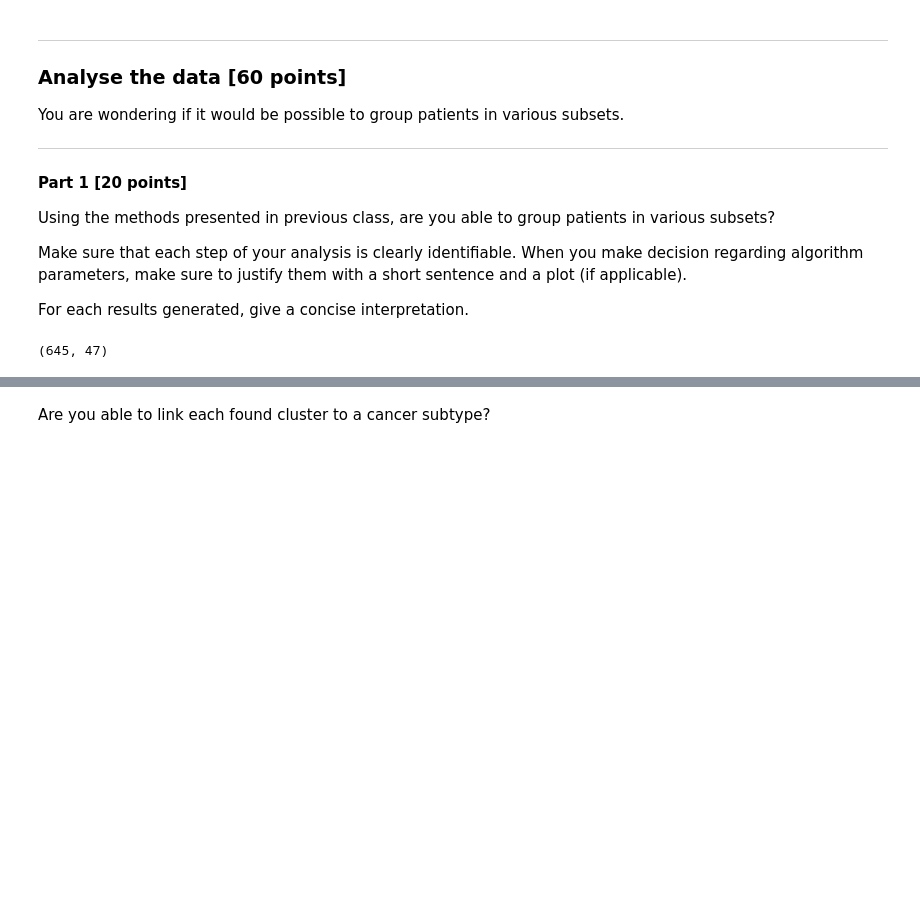
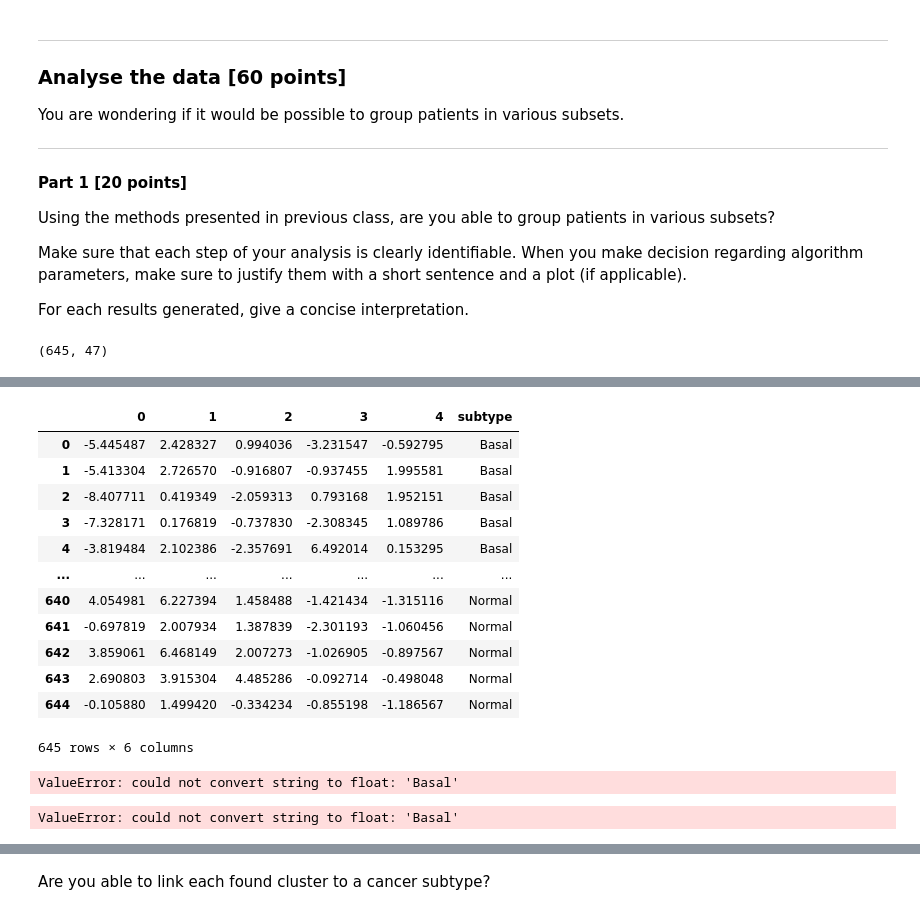
Before and after one commit to nkhetarpal/BIM6065C_S22_data_analysis, a Jupyter notebook: BIM6065C/ds3/data_analysis_3.ipynb, the cells around one changed output, grey strips where cells are left out. Saved outputs shown, nothing was run; the diff lists cells and outputs as text; code cells hidden in the pictures; blank space fills up the shorter version.

```diff
--- a/BIM6065C/ds3/data_analysis_3.ipynb
+++ b/BIM6065C/ds3/data_analysis_3.ipynb
@@ -453 +502,29 @@ sns.pairplot(data=data_penguin, hue="cluster") #no great clusters tbh, can look
+# %%
+rpd = reduce_patient_data
+rpd
+# %% [output]
+|  | 0 | 1 | 2 | 3 | 4 | subtype |
+| 0 | -5.445487 | 2.428327 | 0.994036 | -3.231547 | -0.592795 | Basal |
+| 1 | -5.413304 | 2.726570 | -0.916807 | -0.937455 | 1.995581 | Basal |
+| 2 | -8.407711 | 0.419349 | -2.059313 | 0.793168 | 1.952151 | Basal |
+| 3 | -7.328171 | 0.176819 | -0.737830 | -2.308345 | 1.089786 | Basal |
+| 4 | -3.819484 | 2.102386 | -2.357691 | 6.492014 | 0.153295 | Basal |
+| ... | ... | ... | ... | ... | ... | ... |
+| 640 | 4.054981 | 6.227394 | 1.458488 | -1.421434 | -1.315116 | Normal |
+| 641 | -0.697819 | 2.007934 | 1.387839 | -2.301193 | -1.060456 | Normal |
+| 642 | 3.859061 | 6.468149 | 2.007273 | -1.026905 | -0.897567 | Normal |
+| 643 | 2.690803 | 3.915304 | 4.485286 | -0.092714 | -0.498048 | Normal |
+| 644 | -0.105880 | 1.499420 | -0.334234 | -0.855198 | -1.186567 | Normal |
+645 rows × 6 columns
+# %%
+kmeans_rpd = kmean.fit(rpd)
+rpd.loc[:,"cluster"] = kmeans_rpd.labels_
+rpd
+# %% [output]
+ValueError: could not convert string to float: 'Basal'
+# %%
+rpd.loc[:,"cluster"] = kmeans_rpd.labels_
+sns.pairplot(data=rpd, hue="cluster", corner=True)
+# %% [output]
+ValueError: could not convert string to float: 'Basal'
 # %%
```
Also changed, not shown: parts of 28 cells of this notebook.
